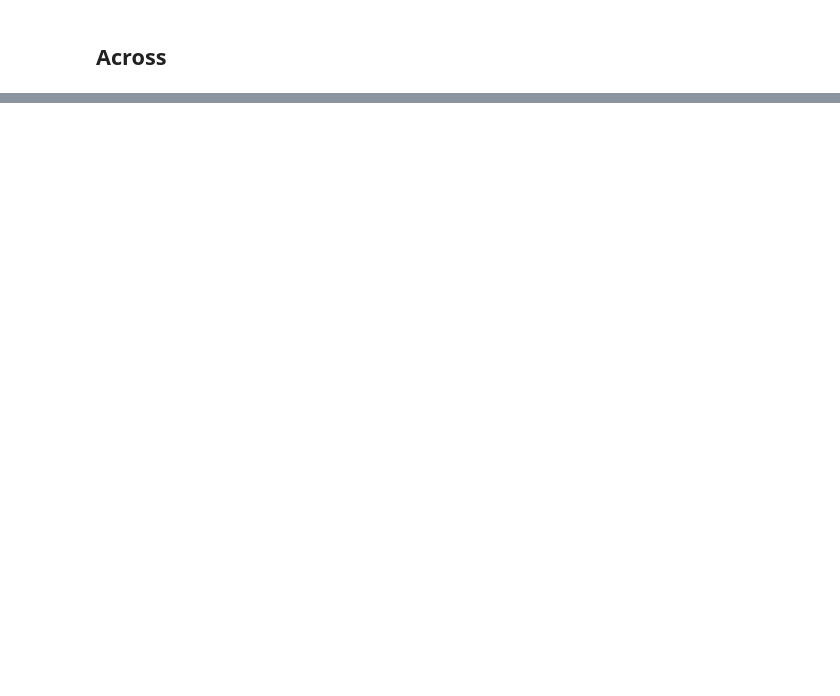
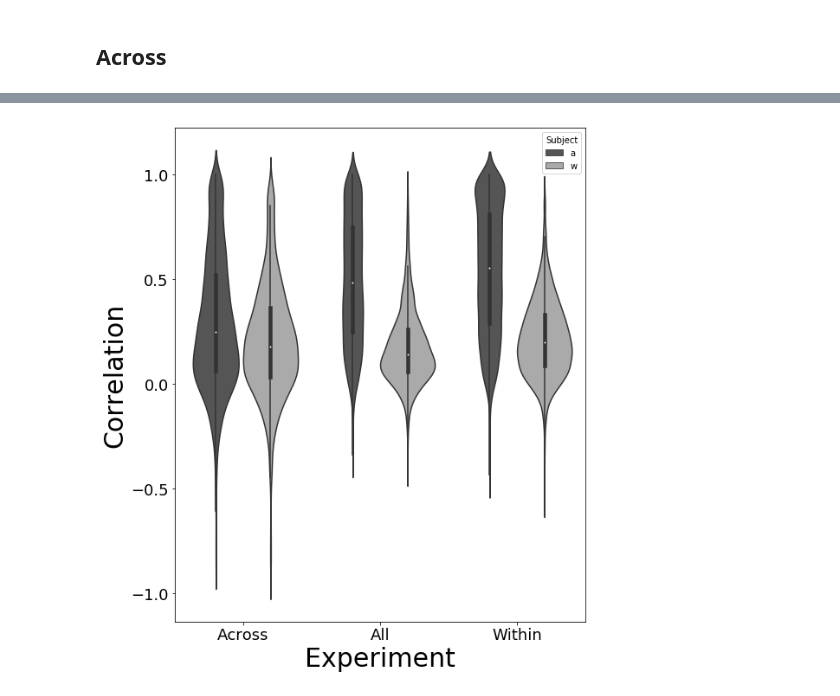
Before and after one commit to ContextLab/supereeg_paper, a Jupyter notebook: paper_figs/code/supplemental.ipynb, the cells around one changed output, grey strips where cells are left out. Drawn from its saved outputs; the diff is of its cells as text; code cells hidden in the pictures; blank space fills up the shorter version.

Commit message:
fig edits and code for within vs  across subject and experiment tables for all ram, catfr and fr

```diff
--- a/paper_figs/code/supplemental.ipynb
+++ b/paper_figs/code/supplemental.ipynb
@@ -297,0 +541,18 @@ plot.plot_split_violin(long_formRAM, yticks=False, outfile=outfile)
+# %%
+fig_count +=1
+outfile = os.path.join(fig_dir, str(fig_count) + '.pdf')
+fig = plt.gcf()
+fig.set_size_inches(8.5, 10.5)
+ax = sns.violinplot(x="Experiment", y="Correlation",hue="Subject", data=long_formRAM, palette="gray", split=False)
+# leg = ax.legend(['Within', 'Across'], fontsize=18, loc='lower right')
+# LH = leg.legendHandles
+# LH[1].set_color('k')
+# LH[1].set_alpha(1)
+ax.tick_params(axis='x', labelsize=18)
+ax.tick_params(axis='y', labelsize=18)
+ax.set_xticklabels(['Across', 'All', 'Within'])
+ax.set_ylabel('Correlation', fontsize=30)
+ax.set_xlabel('Experiment', fontsize=30)
+plt.savefig(outfile)
+# %% [output]
+[figure, added]
```
Also changed, not shown: parts of 10 cells of this notebook, 43 other files.
